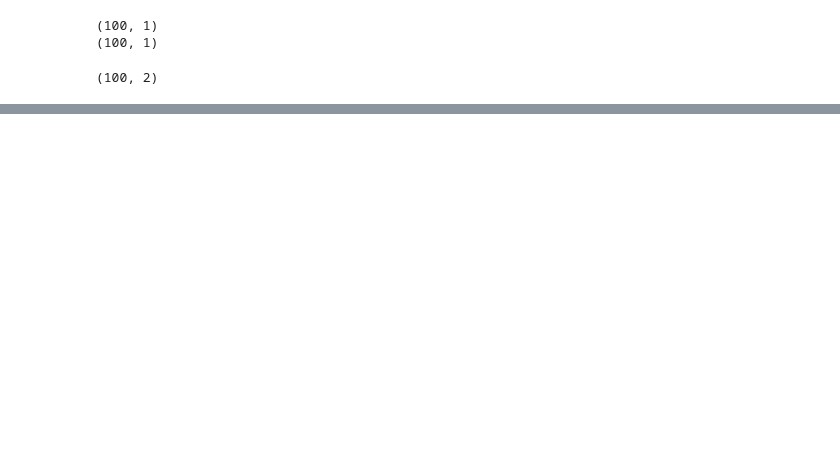
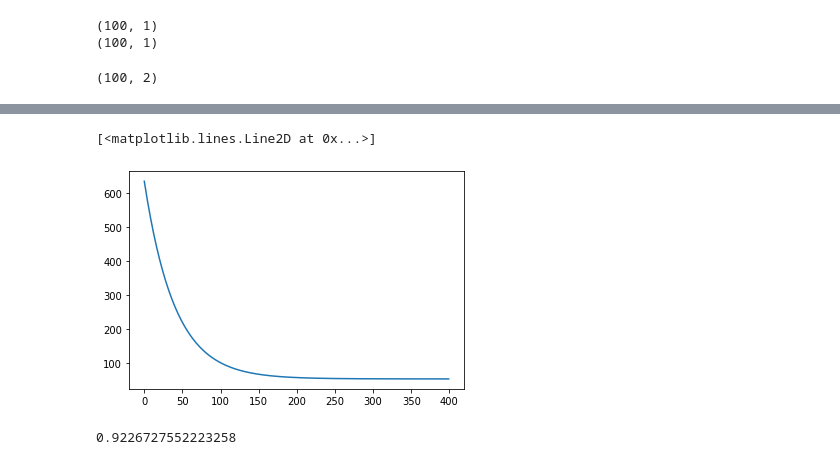
Before and after one commit to Mealyx/Personnal-project, a Jupyter notebook: github/linear regression.ipynb, the cells around one changed output, grey strips where cells are left out. Drawn from its saved outputs; the diff is of its cells as text; code cells hidden in the pictures; blank space fills up the shorter version.

```diff
--- a/github/linear regression.ipynb
+++ b/github/linear regression.ipynb
@@ -37,0 +70,5 @@ plt.plot(x, curve1(x1, t), c = 'g')
+# %%
+plt.plot(range(iterations), cost_history)
+# %% [output]
+[<matplotlib.lines.Line2D at 0x...>]
+[figure, added]
@@ -37,0 +80,4 @@ plt.plot(x, curve1(x1, t), c = 'g')
+# %%
+coef_determination(y, vector_predictions)
+# %% [output]
+0.9226727552223258
```
Also changed, not shown: parts of 10 cells of this notebook.
